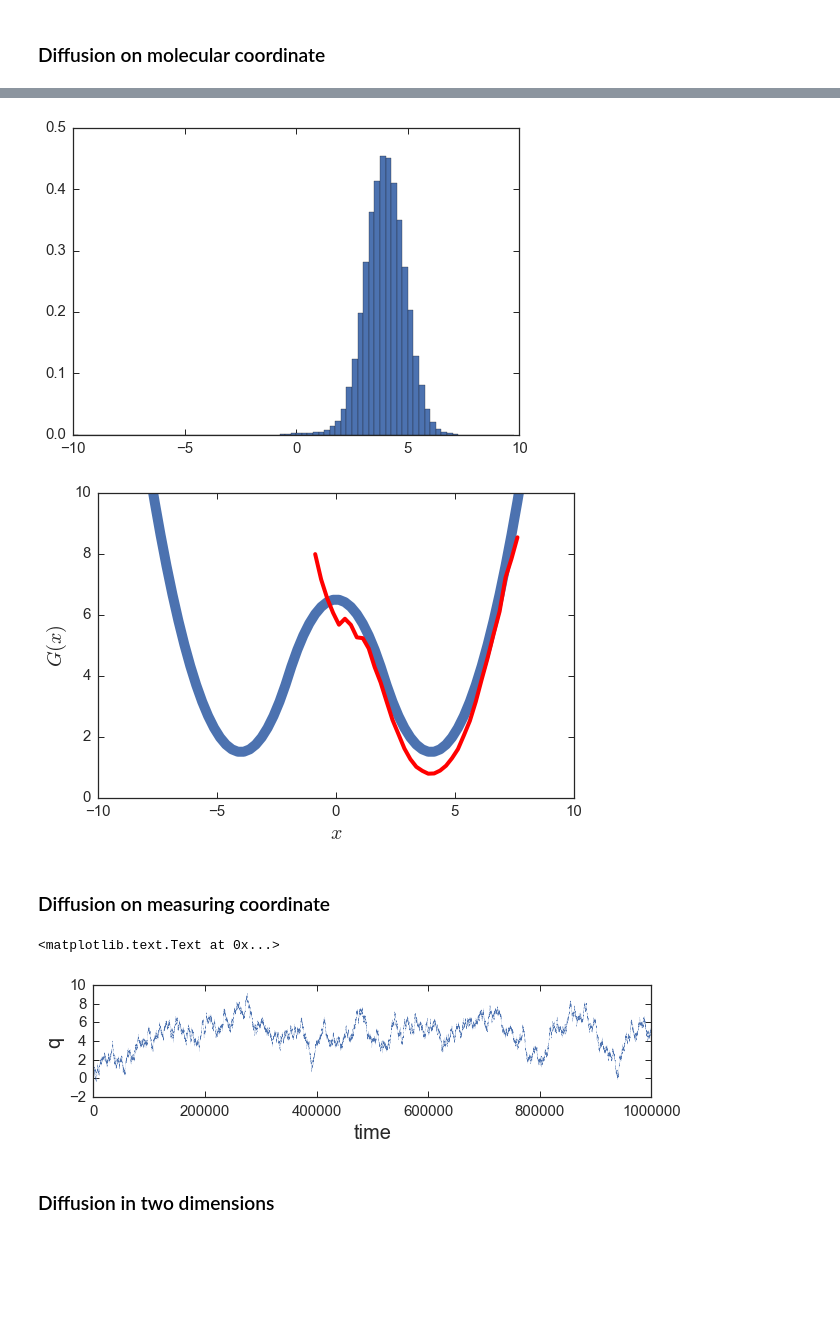
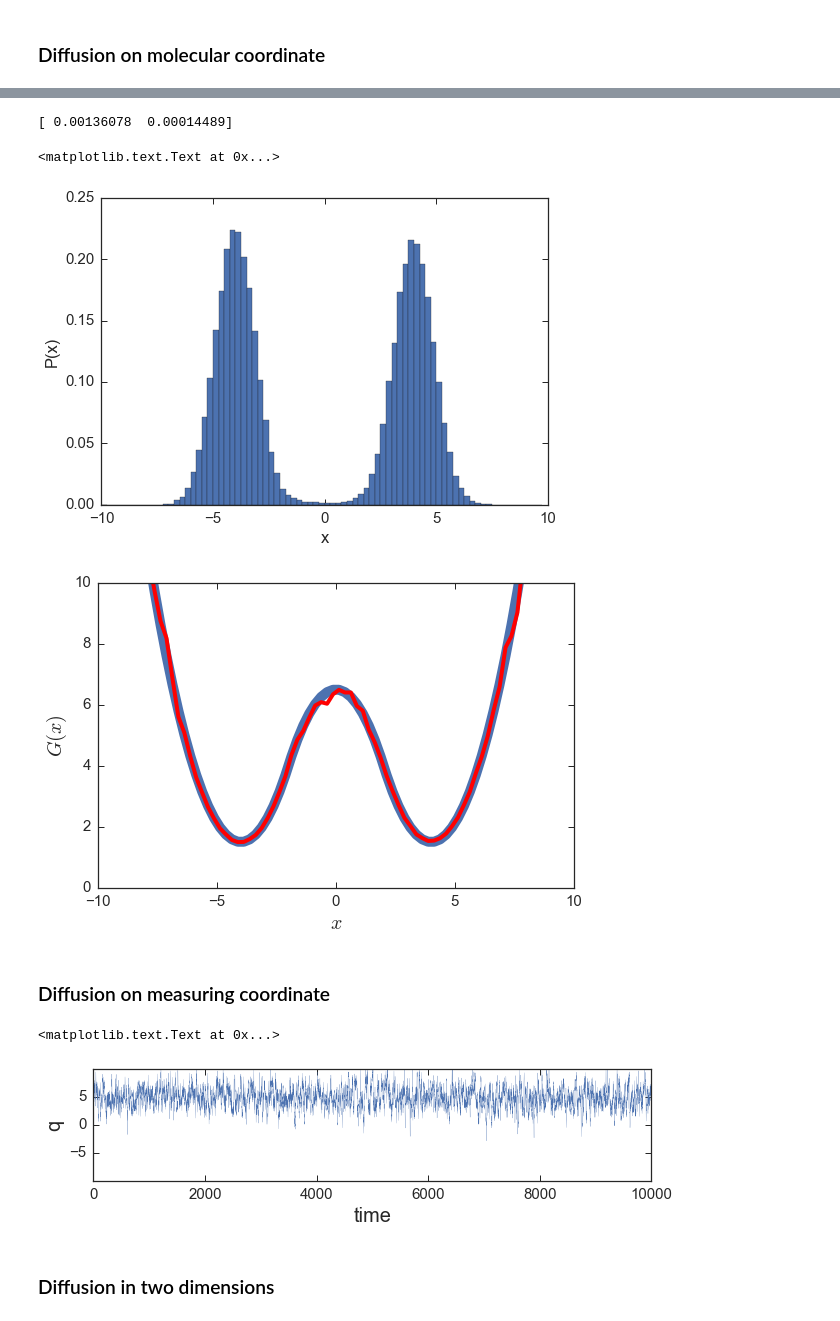
Before and after one commit to daviddesancho/smFSmodels, a Jupyter notebook: cossio_brownian_cython.ipynb, the cells around one changed output, grey strips where cells are left out. Saved outputs shown, nothing was run; the diff lists cells and outputs as text; code cells hidden in the pictures; blank space fills up the shorter version.

```diff
--- a/cossio_brownian_cython.ipynb
+++ b/cossio_brownian_cython.ipynb
@@ -42,7 +39,7 @@ def calc_rates(y):
     return np.mean([meanA, meanB]), np.mean([errorA, errorB])
 # %%
 # Globals
-dt = 1e-4
+dt = 5e-3
 Dx = 1. # Diffusion coefficient for molecular coordinate
 # %% [markdown]
 ### Molecular potential of mean force
@@ -71,7 +68,7 @@ plt.tight_layout()
 start = time.time()
 x, q = [5., 0.]
 xk, qk = cossio.run_brownian(x0=x, dt=dt, barrier=5., kl=0., \
-                             Dx=Dx, numsteps=int(1e7), fwrite=10)
+                             Dx=Dx, numsteps=int(2e7), fwrite=100)
 end = time.time()
 print end - start
 # %% [output]
@@ -89,11 +86,17 @@ ax.set_ylabel('x', fontsize=20)
 # %%
 rate0 = np.array(calc_rates(xk))
+print rate0
+# %% [output]
+[ 0.00136078  0.00014489]
 # %%
 fig, ax = plt.subplots()
 hist, bin_edges, patches = \
         ax.hist(xk, bins=np.arange(-10,10,0.25), normed=True)
+ax.set_ylabel('P(x)')
+ax.set_xlabel('x')
 # %% [output]
+<matplotlib.text.Text at 0x...>
-[figure, old version]
+[figure, new version]
 # %%
 bin_centers = [0.5*(bin_edges[i]+bin_edges[i+1]) \
                for i in range(len(bin_edges)-1)]
@@ -105,25 +108,25 @@ ax.set_xlabel('$x$', fontsize=20)
 ax.set_ylim(0,10)
 plt.tight_layout()
 # %% [output]
-[figure, old version]
+[figure, new version]
 # %% [markdown]
 ### Diffusion on measuring coordinate
 # %%
 kl = 0.3
 x, q = [5., 5.]
 xk, qk = cossio.run_brownian(x0=x, dt=dt, barrier=5., kl=kl, \
-                             Dx=0, Dq=Dx, numsteps=int(1e6))
+                             Dx=0, Dq=Dx, numsteps=int(1e6), fwrite=100)
 # %%
 fig, ax = plt.subplots(figsize=(10,2))
-ax.plot(qk, linewidth=0.1)
+ax.plot(qk, linewidth=0.2)
 #ax.plot(qk[0:-1:100], linewidth=0.1)
-#ax.set_ylim(-4,4)
-#ax.set_yticks([-5.,0,5.])
+ax.set_ylim(-10,10)
+ax.set_yticks([-5.,0,5.])
 ax.set_xlabel('time', fontsize=20)
 ax.set_ylabel('q', fontsize=20)
 # %% [output]
 <matplotlib.text.Text at 0x...>
-[figure, old version]
+[figure, new version]
 # %% [markdown]
 ### Diffusion in two dimensions
 # %%
```
Also changed, not shown: parts of 14 cells of this notebook.
